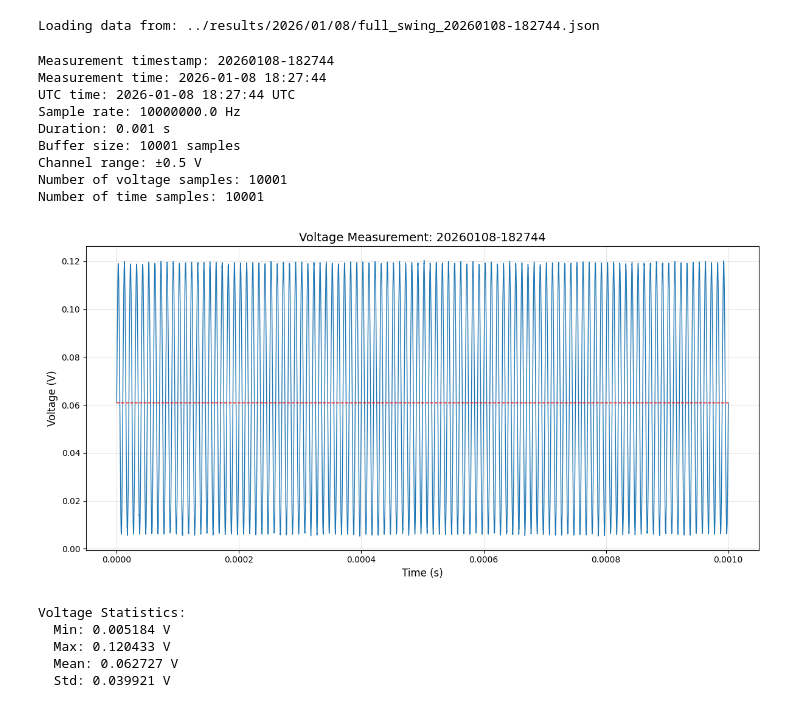
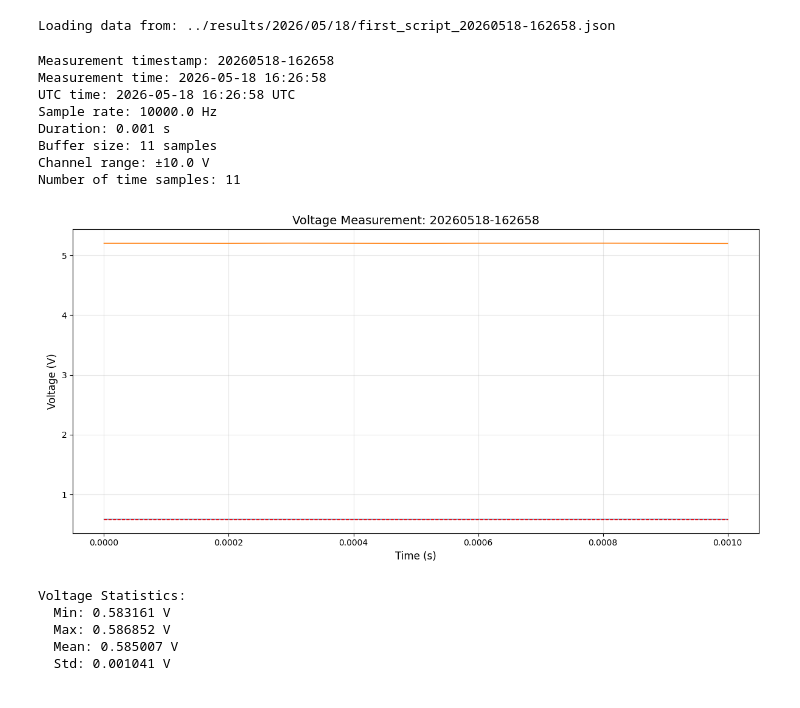
Before and after one commit to Harshghub/testing_aom, a Jupyter notebook: measurement/analysis.ipynb, the cells around one changed output. Saved outputs shown, nothing was run; the diff lists cells and outputs as text; code cells hidden in the pictures.

```diff
--- a/measurement/analysis.ipynb
+++ b/measurement/analysis.ipynb
@@ -10,9 +10,13 @@ import re
 RESULTS_DIR = Path("../results")
 # %%
 %matplotlib widget
+# %%
+voltage_pd_1_buffer = 0.043845819895523164
+voltage_pd_2_buffer = 0.051454385679949866
 # %%
 # Enter the filename to load (without path, or with full path)
-filename = "results/2026/01/08/full_swing_20260108-182744.json"  # Change this to your filename
+filename = "results/2026/05/18/first_script_20260518-162947.json"  # Change this to your filename
+# 2026-05-14 15:25:19
 
 # Construct full path
 if Path(filename).is_absolute():
@@ -38,7 +42,7 @@ else:
 
 print(f"Loading data from: {filepath}")
 # %% [output]
-Loading data from: ../results/2026/01/08/full_swing_20260108-182744.json
+Loading data from: ../results/2026/05/18/first_script_20260518-162658.json
 # %%
 # Load the JSON data
 with open(filepath, 'r') as f:
@@ -54,46 +58,45 @@ print(f"Sample rate: {data['sample_rate_hz']} Hz")
 print(f"Duration: {data['measurement_duration_s']} s")
 print(f"Buffer size: {data['buffer_size']} samples")
 print(f"Channel range: ±{data['channel_range_v']} V")
-print(f"Number of voltage samples: {len(data['voltage_data_v'])}")
+# print(f"Number of voltage samples: {len(data['voltage_data_v'])}")
 print(f"Number of time samples: {len(data['time_s'])}")
 # %% [output]
-Measurement timestamp: 20260108-182744
-Measurement time: 2026-01-08 18:27:44
-UTC time: 2026-01-08 18:27:44 UTC
-Sample rate: 10000000.0 Hz
+Measurement timestamp: 20260518-162658
+Measurement time: 2026-05-18 16:26:58
+UTC time: 2026-05-18 16:26:58 UTC
+Sample rate: 10000.0 Hz
 Duration: 0.001 s
-Buffer size: 10001 samples
-Channel range: ±0.5 V
-Number of voltage samples: 10001
-Number of time samples: 10001
+Buffer size: 11 samples
+Channel range: ±10.0 V
+Number of time samples: 11
 # %%
 # Extract data arrays
 time_s = np.array(data['time_s'])  # Time in seconds
-voltage_pd_1 = np.array(data['voltage_pd_1'])  # Voltage in Volts
-voltage_pd_2 = np.array(data['voltage_pd_2'])  # Voltage in Volts
+voltage_pd_1 = np.array(data['voltage_pd_1'])  - voltage_pd_1_buffer # Voltage in Volts
+voltage_pd_2 = np.array(data['voltage_pd_2'])  - voltage_pd_2_buffer # Voltage in Volts
 
 # Plot voltage vs time
 plt.figure(figsize=(12, 6))
 plt.plot(time_s, voltage_pd_1,linewidth=1)
 plt.plot(time_s, voltage_pd_2,linewidth=1)
 plt.plot(time_s, np.min(voltage_pd_1[0])*np.ones(len(time_s)), 'r--', linewidth=1)  # Zero line
 plt.xlabel('Time (s)', fontsize=12)
 plt.ylabel('Voltage (V)', fontsize=12)
 plt.title(f'Voltage Measurement: {data["timestamp"]}', fontsize=14)
 plt.grid(True, alpha=0.3)
 plt.tight_layout()
 plt.show()
 
 # Print statistics
 print(f"\nVoltage Statistics:")
 print(f"  Min: {np.min(voltage_pd_1):.6f} V")
 print(f"  Max: {np.max(voltage_pd_1):.6f} V")
 print(f"  Mean: {np.mean(voltage_pd_1):.6f} V")
 print(f"  Std: {np.std(voltage_pd_1):.6f} V")
 # %% [output]
-[figure, old version]
+[figure, new version]
 Voltage Statistics:
-  Min: 0.005184 V
-  Max: 0.120433 V
-  Mean: 0.062727 V
-  Std: 0.039921 V
+  Min: 0.583161 V
+  Max: 0.586852 V
+  Mean: 0.585007 V
+  Std: 0.001041 V
```
Also changed, not shown: parts of 1 cell of this notebook, 5 other files.
